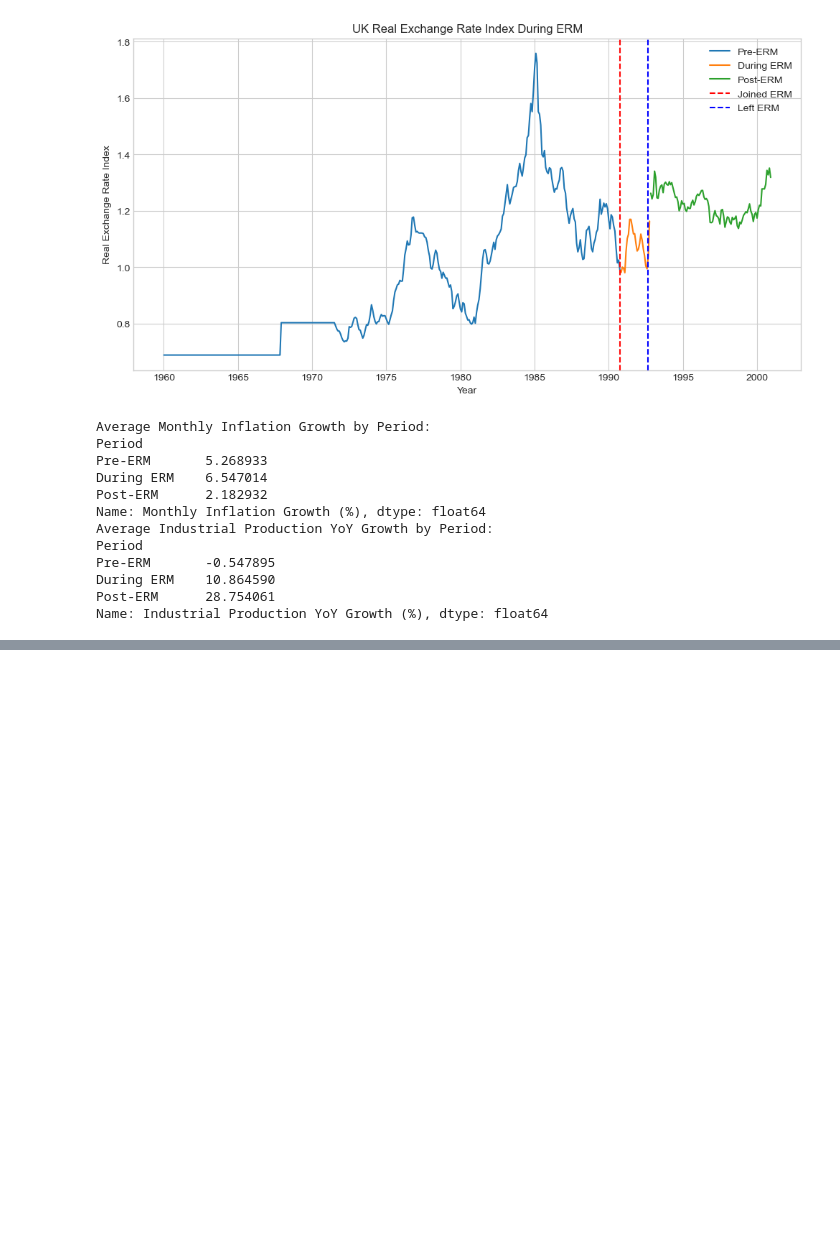
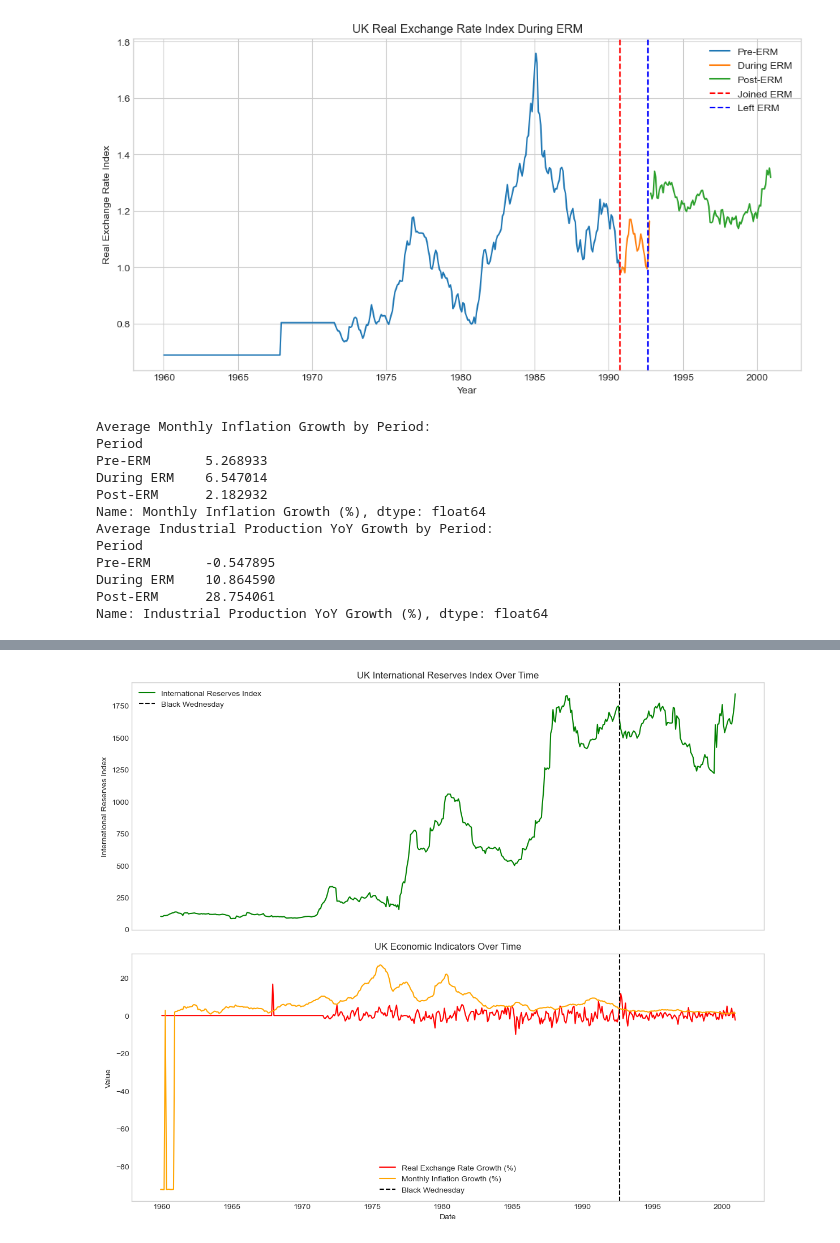
Before and after one commit to EC1B1-Macro-Project/Germany_Coursework, a Jupyter notebook: code/NB00.ipynb, the cells around one changed output, grey strips where cells are left out. Cells and saved outputs as stored; diff of their text form; code cells hidden in the pictures; blank space fills up the shorter version.

```diff
--- a/code/NB00.ipynb
+++ b/code/NB00.ipynb
@@ -1360,0 +1486,27 @@ Name: Industrial Production YoY Growth (%), dtype: float64
+# %%
+# Create a figure with two subplots
+fig, ax = plt.subplots(2, 1, figsize=(12, 10), sharex=True)
+
+# Plot International Reserves Index separately
+ax[0].plot(df_UK["Date"], df_UK["International Reserves Index"], label="International Reserves Index", color="green")
+ax[0].axvline(pd.to_datetime("1992-09-01"), color="black", linestyle="--", label="Black Wednesday")
+ax[0].set_title("UK International Reserves Index Over Time")
+ax[0].set_ylabel("International Reserves Index")
+ax[0].legend()
+ax[0].grid()
+
+# Plot all other indicators on the second subplot
+ax[1].plot(df_UK["Date"], df_UK["Real Exchange Rate Growth (%)"], label="Real Exchange Rate Growth (%)", color="red")
+ax[1].plot(df_UK["Date"], df_UK["Monthly Inflation Growth (%)"], label="Monthly Inflation Growth (%)", color="orange")
+ax[1].axvline(pd.to_datetime("1992-09-01"), color="black", linestyle="--", label="Black Wednesday")
+ax[1].set_title("UK Economic Indicators Over Time")
+ax[1].set_xlabel("Date")
+ax[1].set_ylabel("Value")
+ax[1].legend()
+ax[1].grid()
+
+# Display the plots
+plt.tight_layout()
+plt.show()
+# %% [output]
+[figure, added]
```
Also changed, not shown: parts of 3 cells of this notebook.
